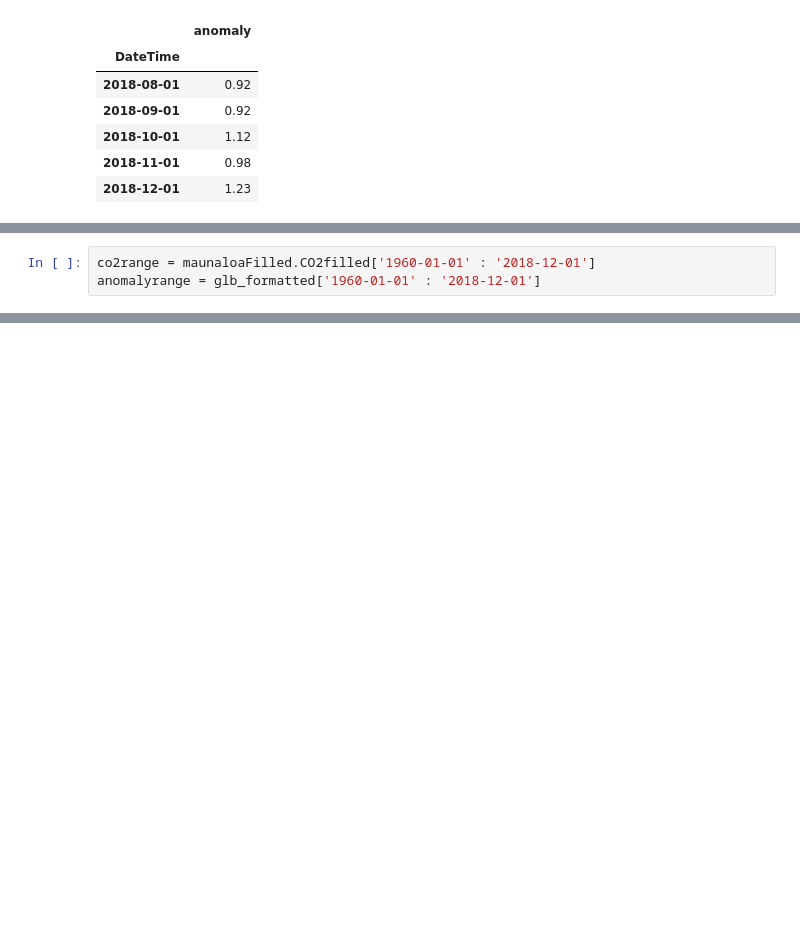
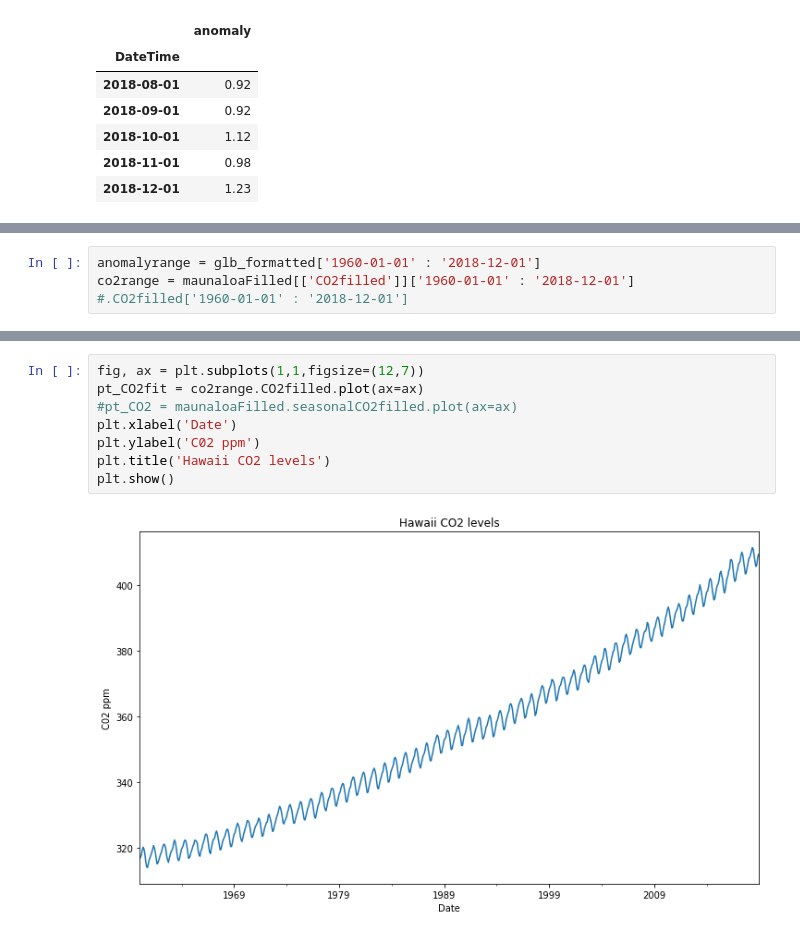
Before and after one commit to SimoAntikainen/sarimax-climate-change-forecast, a Jupyter notebook: Untitled.ipynb, the cells around one changed output, grey strips where cells are left out. Drawn from its saved outputs; the diff is of its cells as text; blank space fills up the shorter version.

Commit message:
seasonality testing added

```diff
--- a/Untitled.ipynb
+++ b/Untitled.ipynb
@@ -390,3 +394,3 @@ glb_formatted.tail()
 # %%
-co2range = maunaloaFilled.CO2filled['1960-01-01' : '2018-12-01']
 anomalyrange = glb_formatted['1960-01-01' : '2018-12-01']
+co2range = maunaloaFilled[['CO2filled']]['1960-01-01' : '2018-12-01']  #.CO2filled['1960-01-01' : '2018-12-01']
@@ -396,0 +426,10 @@ len(anomalyrange)
+# %%
+fig, ax = plt.subplots(1,1,figsize=(12,7))
+pt_CO2fit = co2range.CO2filled.plot(ax=ax)
+#pt_CO2 = maunaloaFilled.seasonalCO2filled.plot(ax=ax)
+plt.xlabel('Date')
+plt.ylabel('C02 ppm')
+plt.title('Hawaii CO2 levels')
+plt.show()
+# %% [output]
+[figure, added]
```
Also changed, not shown: parts of 12 cells of this notebook.
